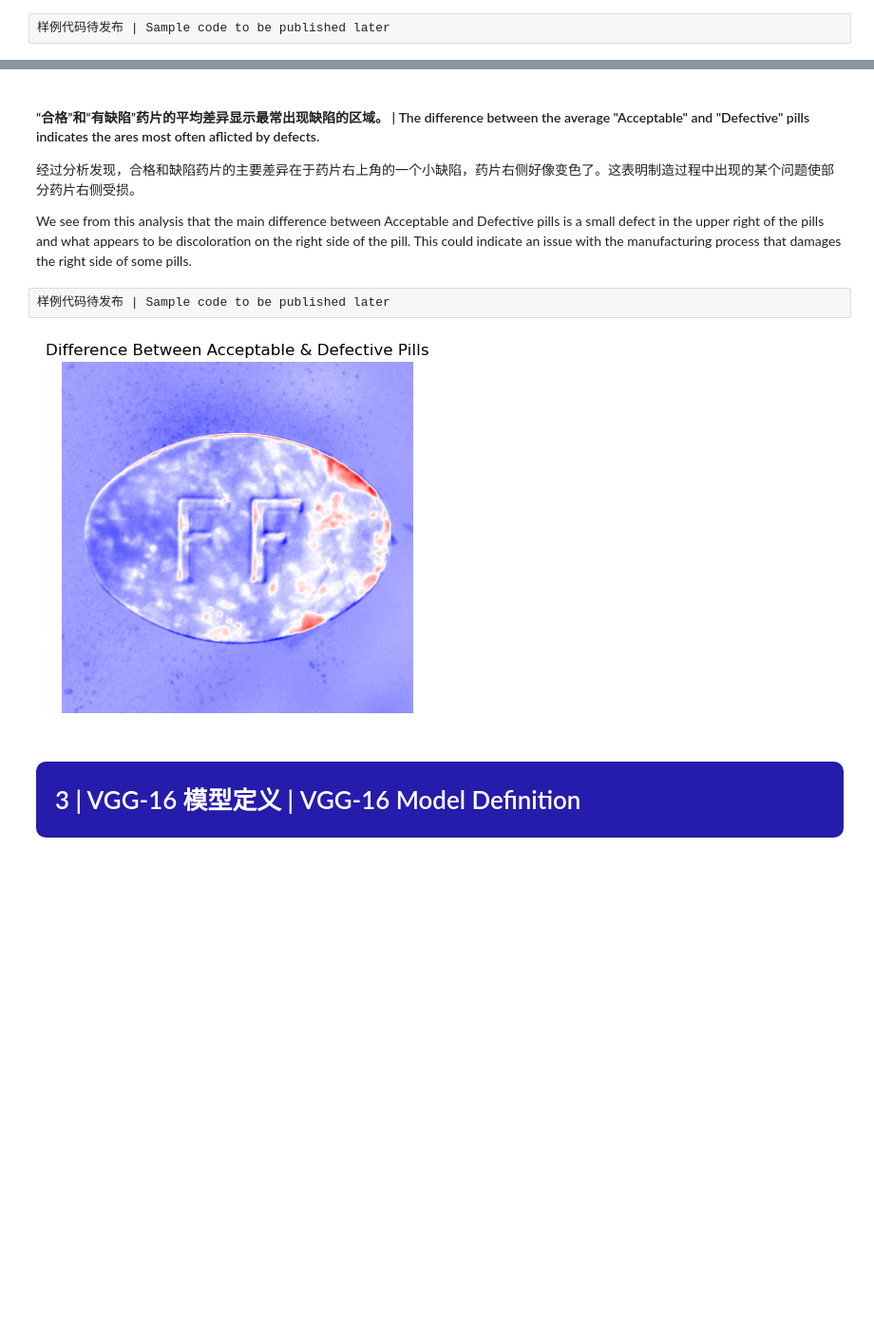
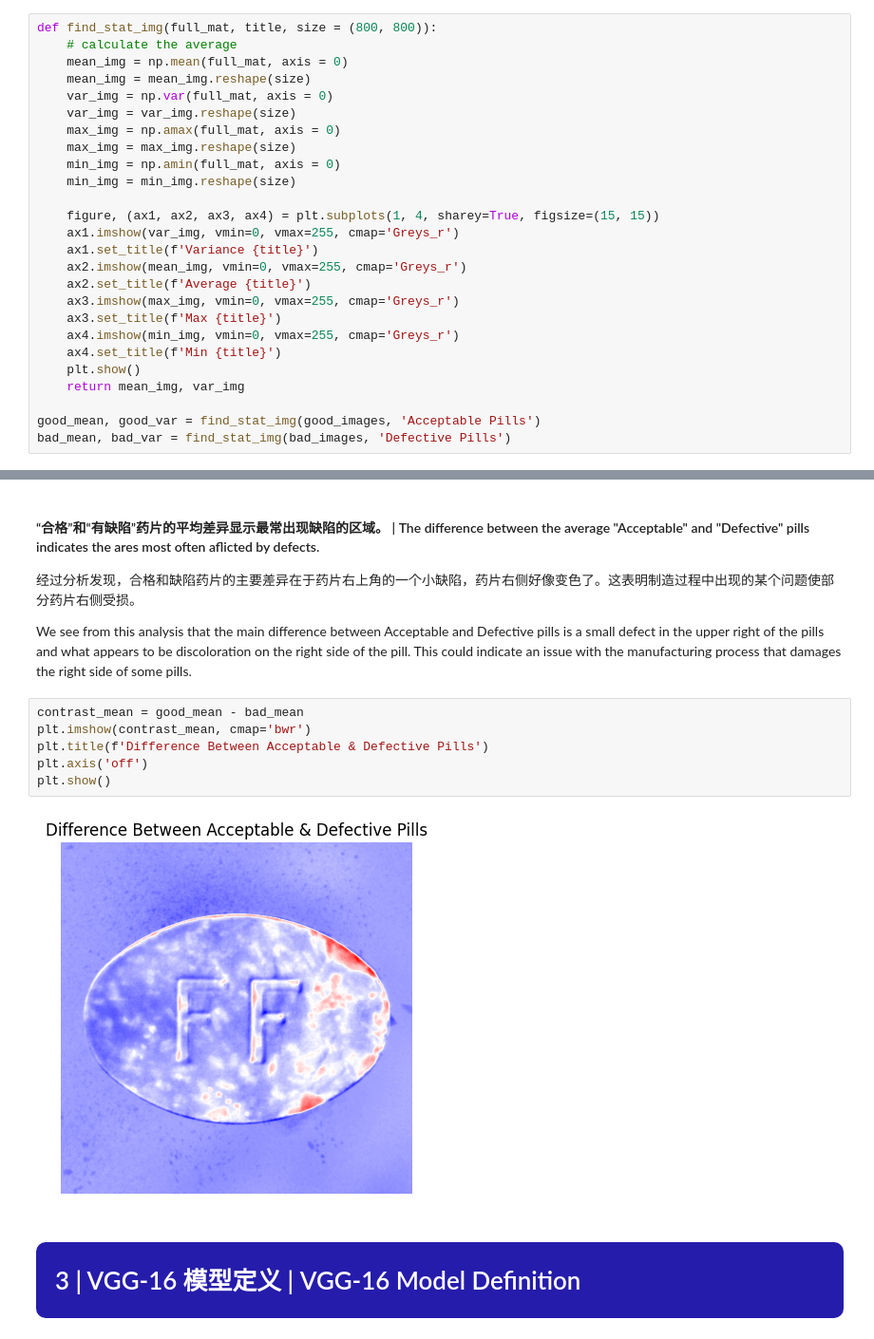
Before and after one commit to idz-cn/2023hackathon, a Jupyter notebook: computer-vision-track/CV_Notebook_bilingual.ipynb, the cells around one changed output, grey strips where cells are left out. Shown at 95% size. Saved outputs shown, nothing was run; the diff lists cells and outputs as text; blank space fills up the shorter version.

```diff
--- a/computer-vision-track/CV_Notebook_bilingual.ipynb
+++ b/computer-vision-track/CV_Notebook_bilingual.ipynb
@@ -123,7 +240,31 @@ Some of the defects that we can expect:
 # %% [markdown]
 #### “合格”和“有缺陷”药片的统计视觉分析 | Statistical-Visual analysis of "Acceptable" and "Defective" Pills
 # %%
-样例代码待发布 | Sample code to be published later
+def find_stat_img(full_mat, title, size = (800, 800)):
+    # calculate the average
+    mean_img = np.mean(full_mat, axis = 0)
+    mean_img = mean_img.reshape(size)
+    var_img = np.var(full_mat, axis = 0)
+    var_img = var_img.reshape(size)
+    max_img = np.amax(full_mat, axis = 0)
+    max_img = max_img.reshape(size)
+    min_img = np.amin(full_mat, axis = 0)
+    min_img = min_img.reshape(size)
+
+    figure, (ax1, ax2, ax3, ax4) = plt.subplots(1, 4, sharey=True, figsize=(15, 15))
+    ax1.imshow(var_img, vmin=0, vmax=255, cmap='Greys_r')
+    ax1.set_title(f'Variance {title}')
+    ax2.imshow(mean_img, vmin=0, vmax=255, cmap='Greys_r')
+    ax2.set_title(f'Average {title}')
+    ax3.imshow(max_img, vmin=0, vmax=255, cmap='Greys_r')
+    ax3.set_title(f'Max {title}')
+    ax4.imshow(min_img, vmin=0, vmax=255, cmap='Greys_r')
+    ax4.set_title(f'Min {title}')
+    plt.show()
+    return mean_img, var_img
+
+good_mean, good_var = find_stat_img(good_images, 'Acceptable Pills')
+bad_mean, bad_var = find_stat_img(bad_images, 'Defective Pills')
 # %% [output]
 [figure]
 [figure]
@@ -134,9 +275,13 @@ Some of the defects that we can expect:
 
 We see from this analysis that the main difference between Acceptable and Defective pills is a small defect in the upper right of the pills and what appears to be discoloration on the right side of the pill. This could indicate an issue with the manufacturing process that damages the right side of some pills.
 # %%
-样例代码待发布 | Sample code to be published later
+contrast_mean = good_mean - bad_mean
+plt.imshow(contrast_mean, cmap='bwr')
+plt.title(f'Difference Between Acceptable & Defective Pills')
+plt.axis('off')
+plt.show()
 # %% [output]
-[figure, old version]
+[figure, new version]
 # %% [markdown]
 # <a class="anchor" id="3"><div style="padding:20px;color:white;margin:0;font-size:100%;text-align:left;display:fill;border-radius:10px;background-color:#251cab;overflow:hidden;background:linear-gradient(100deg, navy, #251cab, #3eb4f4, #251cab)">3 | VGG-16 模型定义 | VGG-16 Model Definition</div></a>
 # %% [markdown]
```
Also changed, not shown: parts of 26 cells of this notebook, 7 other files.
